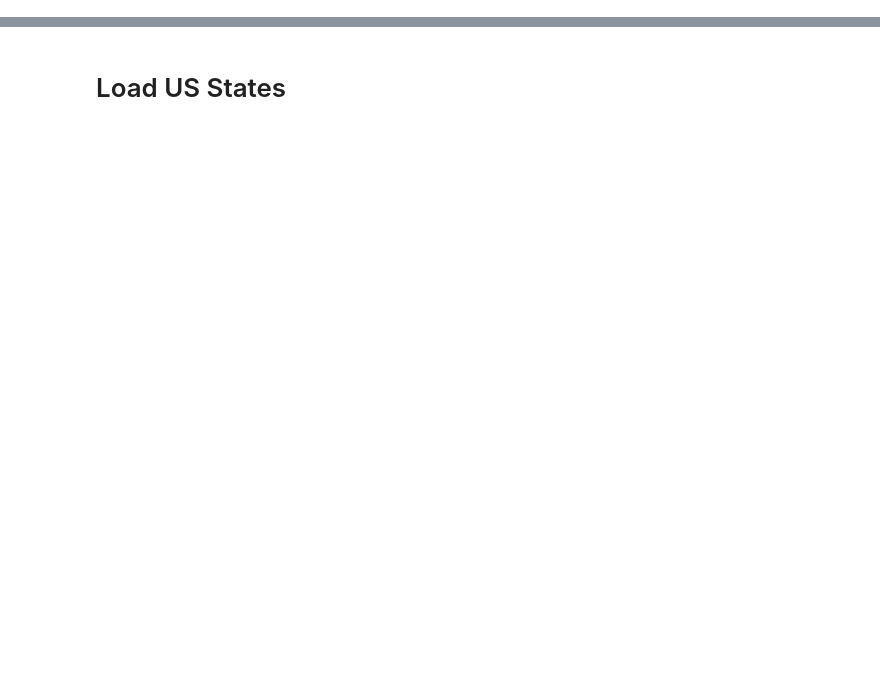
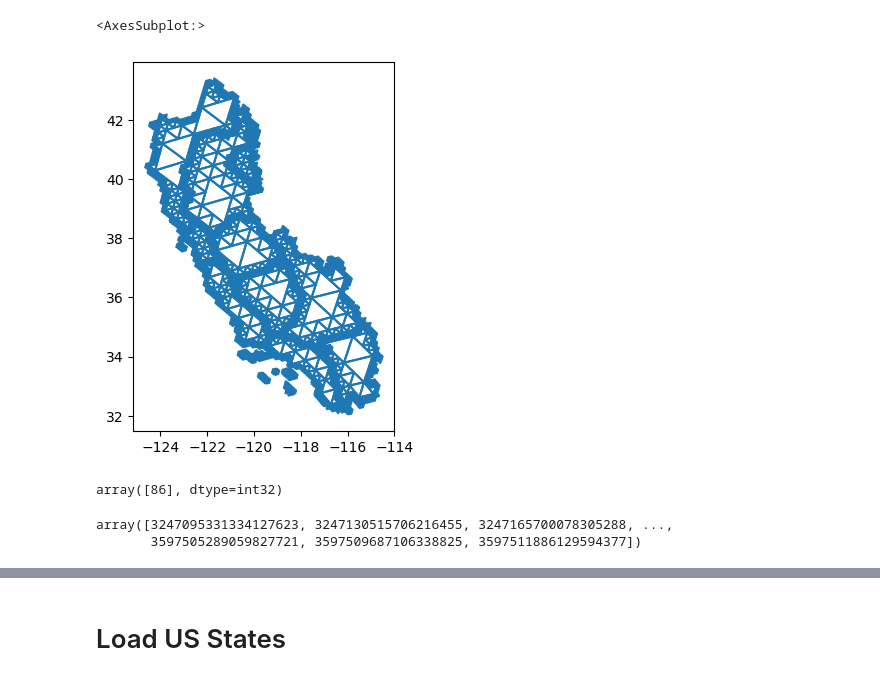
Before and after one commit to SpatioTemporal/featureDB, a Jupyter notebook: analyze.ipynb, the cells around one changed output, grey strips where cells are left out. Cells and saved outputs as stored; diff of their text form; code cells hidden in the pictures; blank space fills up the shorter version.

```diff
--- a/analyze.ipynb
+++ b/analyze.ipynb
@@ -14,0 +43,33 @@ with open(f'{data_dir}/pickles/featuredb.pickle', 'rb') as f:
+# %%
+user = 'griessbaum'
+pwd = 'sa7ahABr'
+host= 'localhost'
+db_name = 'feature_db'
+uri = f'postgresql+psycopg2://{user}:{pwd}@{host}/{db_name}'
+
+engine = sqlalchemy.create_engine(uri)
+# %%
+cali_watersheds = geopandas.read_postgis('cali_watersheds', con=engine)
+cali_watersheds = starepandas.STAREDataFrame(cali_watersheds)
+sids = cali_watersheds.make_sids(resolution=10, n_workers=600)
+cali_watersheds.set_sids(sids, inplace=True)
+trixels = cali_watersheds.make_trixels()
+cali_watersheds.set_trixels(trixels, inplace=True)
+# %%
+cali_watersheds.plot()
+# %% [output]
+<AxesSubplot:>
+[figure, added]
+# %%
+# Events intertsecting San Joaquin
+sj_sids = cali_watersheds[cali_watersheds.name=='San Joaquin'].sids.iloc[0]
+intersects = features.stare_intersects(sj_sids, n_workers=60)
+features[intersects].label.unique()
+# %% [output]
+array([86], dtype=int32)
+# %%
+intersect = features[intersects]
+intersect.stare_dissolve()
+# %% [output]
+array([3247095331334127623, 3247130515706216455, 3247165700078305288, ...,
+       3597505289059827721, 3597509687106338825, 3597511886129594377])
```
Also changed, not shown: parts of 26 cells of this notebook, 8 other files.
